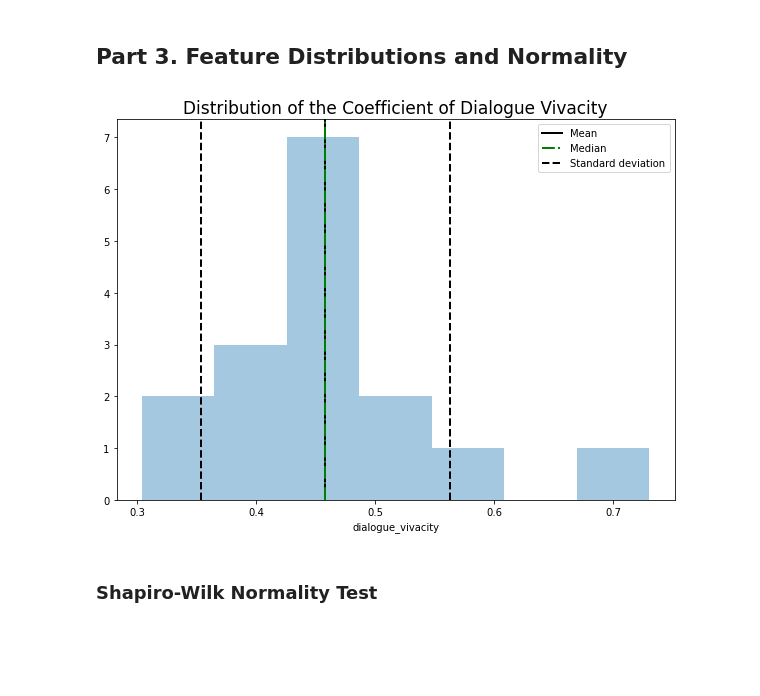
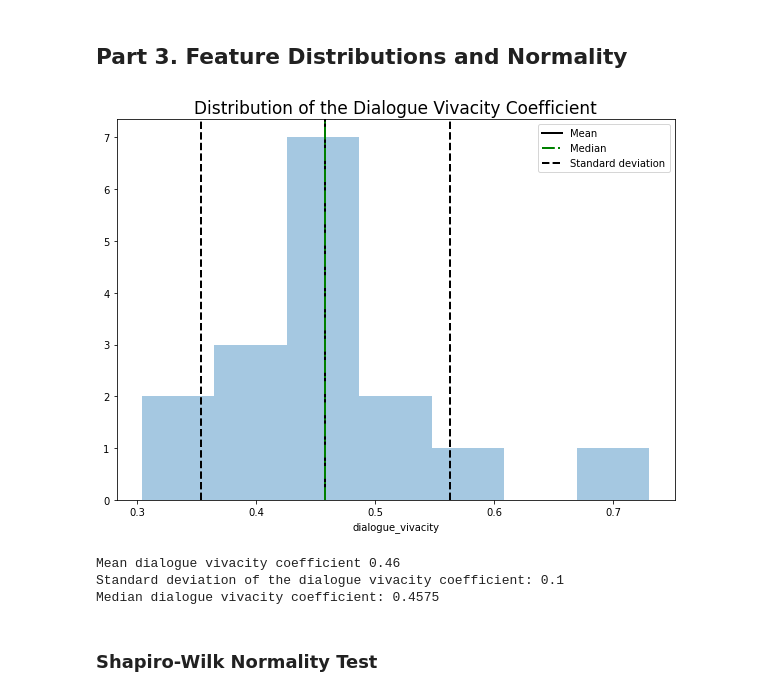
Before and after one commit to innawendell/European_Comedy, a Jupyter notebook: Analyses/The Evolution of The Russian Comedy_Verse_Features.ipynb, the cells around one changed output. Saved outputs shown, nothing was run; the diff lists cells and outputs as text; code cells hidden in the pictures; blank space fills up the shorter version.

```diff
--- a/Analyses/The Evolution of The Russian Comedy_Verse_Features.ipynb
+++ b/Analyses/The Evolution of The Russian Comedy_Verse_Features.ipynb
@@ -187,9 +187,18 @@ Such features as the percentage of open scenes and the percentage of scenes with
 ## Part 3. Feature Distributions and Normality
 # %%
 make_plot(comedies_verse_features['dialogue_vivacity'],
-         'Distribution of the Coefficient of Dialogue Vivacity')
+         'Distribution of the Dialogue Vivacity Coefficient')
 # %% [output]
-[figure, old version]
+[figure, new version]
+# %%
+mean, std, median = summary(comedies_verse_features['dialogue_vivacity'])
+print('Mean dialogue vivacity coefficient', round(mean, 2))
+print('Standard deviation of the dialogue vivacity coefficient:', round(std, 2))
+print('Median dialogue vivacity coefficient:', median)
+# %% [output]
+Mean dialogue vivacity coefficient 0.46
+Standard deviation of the dialogue vivacity coefficient: 0.1
+Median dialogue vivacity coefficient: 0.4575
 # %% [markdown]
 ### Shapiro-Wilk Normality Test
 # %%
```
Also changed, not shown: parts of 23 cells of this notebook.
